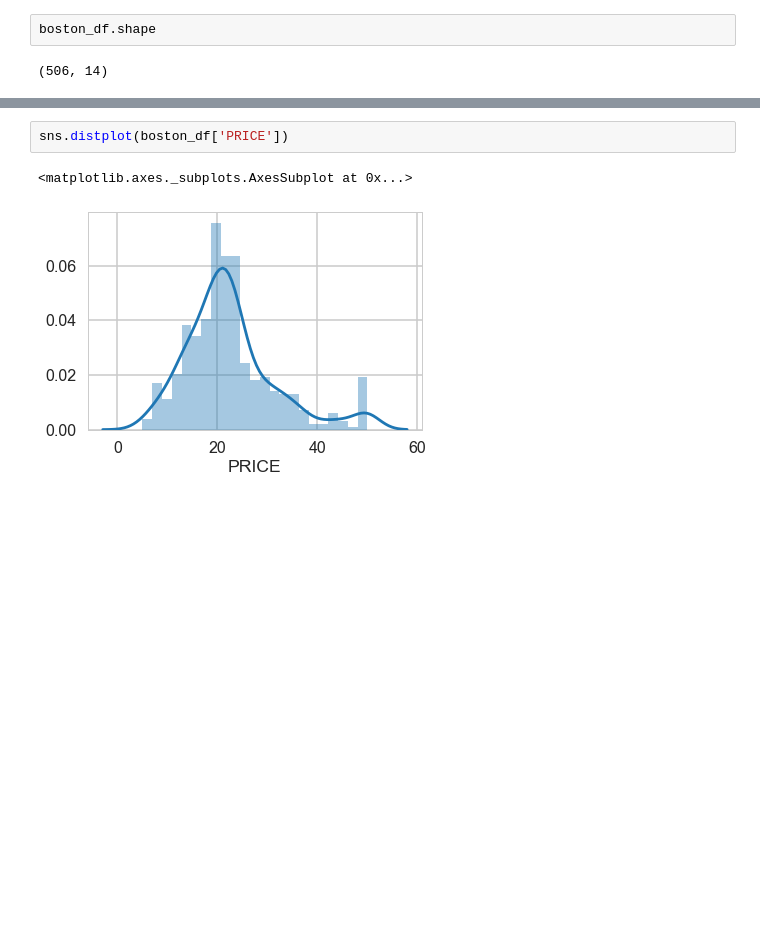
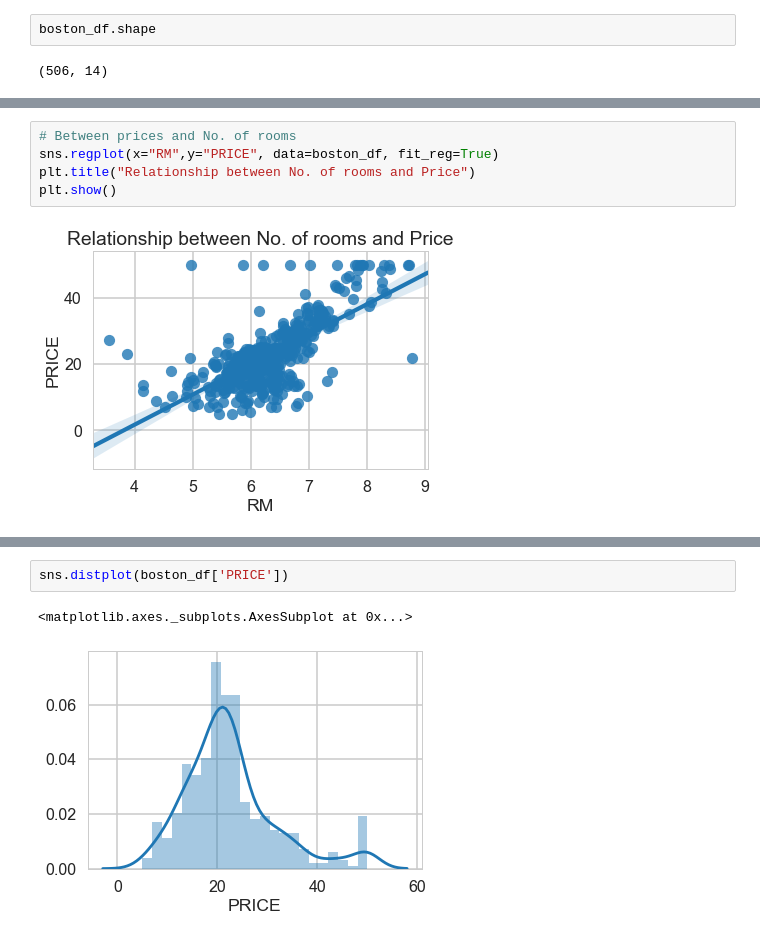
Before and after one commit to saheelahmed2/Boston-Housing-EDA, a Jupyter notebook: Boston Housing.ipynb, the cells around one changed output, grey strips where cells are left out. Cells and saved outputs as stored; diff of their text form; blank space fills up the shorter version.

```diff
--- a/Boston Housing.ipynb
+++ b/Boston Housing.ipynb
@@ -72,0 +128,7 @@ boston_df.shape
+# %%
+# Between prices and No. of rooms
+sns.regplot(x="RM",y="PRICE", data=boston_df, fit_reg=True)
+plt.title("Relationship between No. of rooms and Price")
+plt.show()
+# %% [output]
+[figure, added]
```
Also changed, not shown: parts of 26 cells of this notebook.
